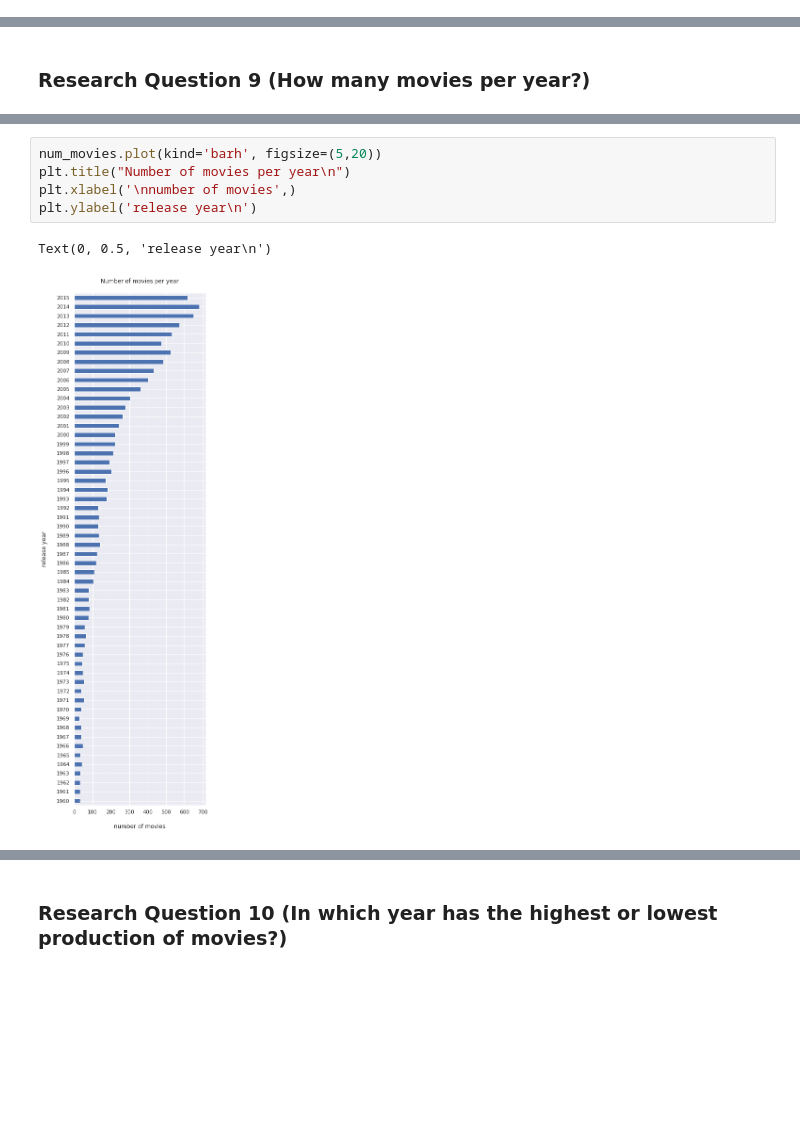
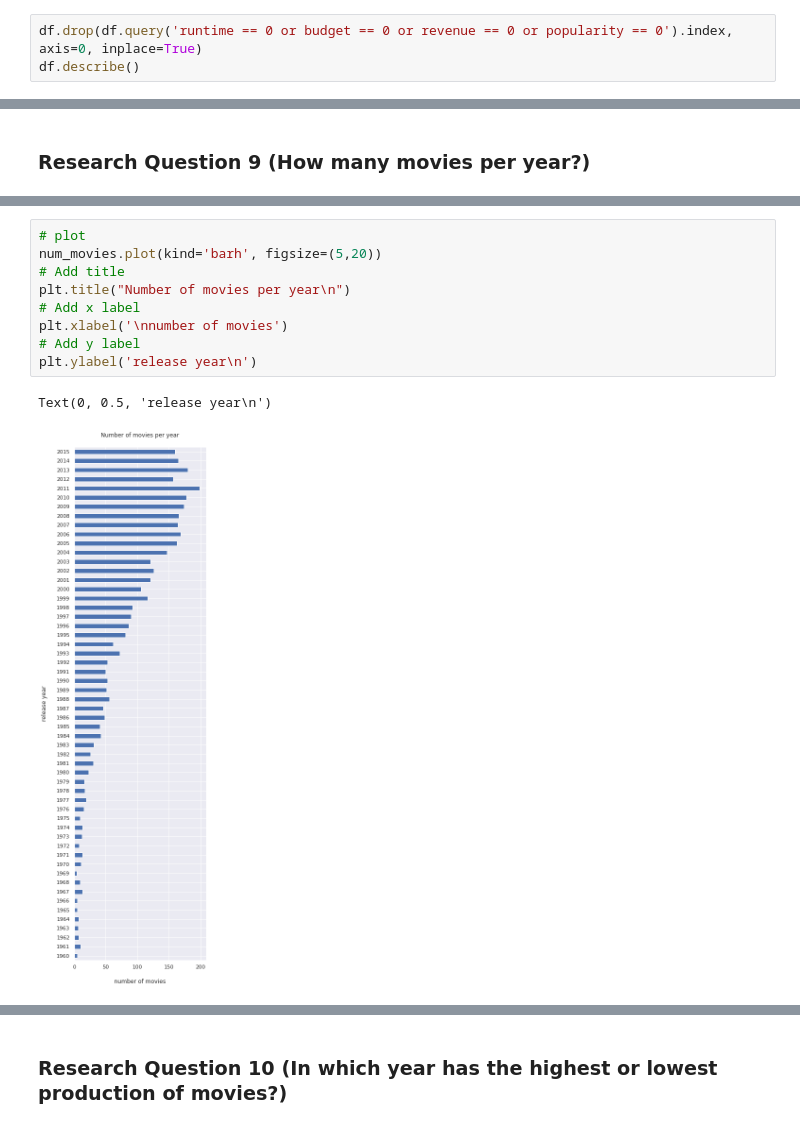
Before and after one commit to AmalAljabri/TMDB-Movie-Dataset-Analysis, a Jupyter notebook: TMDB_Movie_Dataset_Analysis.ipynb, the cells around one changed output, grey strips where cells are left out. Saved outputs shown, nothing was run; the diff lists cells and outputs as text; blank space fills up the shorter version.

```diff
--- a/TMDB_Movie_Dataset_Analysis.ipynb
+++ b/TMDB_Movie_Dataset_Analysis.ipynb
@@ -192,0 +204,3 @@ memory usage: 1.1+ MB
+# %%
+df.drop(df.query('runtime == 0 or budget == 0 or revenue == 0 or popularity == 0').index, axis=0, inplace=True)
+df.describe()
@@ -466,10 +480,14 @@ release_year
 Name: id, dtype: int64
 # %%
+# plot
 num_movies.plot(kind='barh', figsize=(5,20))
+# Add title
 plt.title("Number of movies per year\n")
-plt.xlabel('\nnumber of movies',)
+# Add x label
+plt.xlabel('\nnumber of movies')
+# Add y label
 plt.ylabel('release year\n')
 # %% [output]
 Text(0, 0.5, 'release year\n')
-[figure, old version]
+[figure, new version]
 # %%
```
Also changed, not shown: parts of 56 cells of this notebook, 2 other files.
